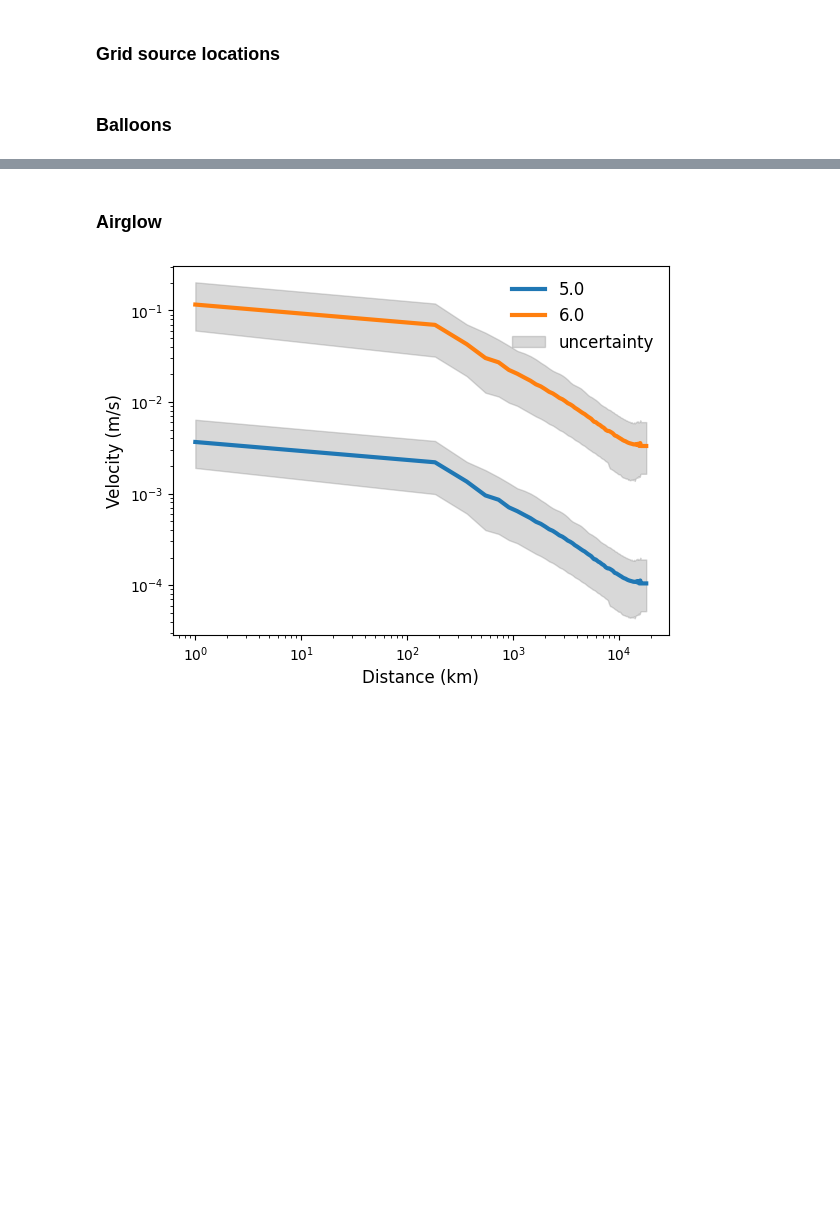
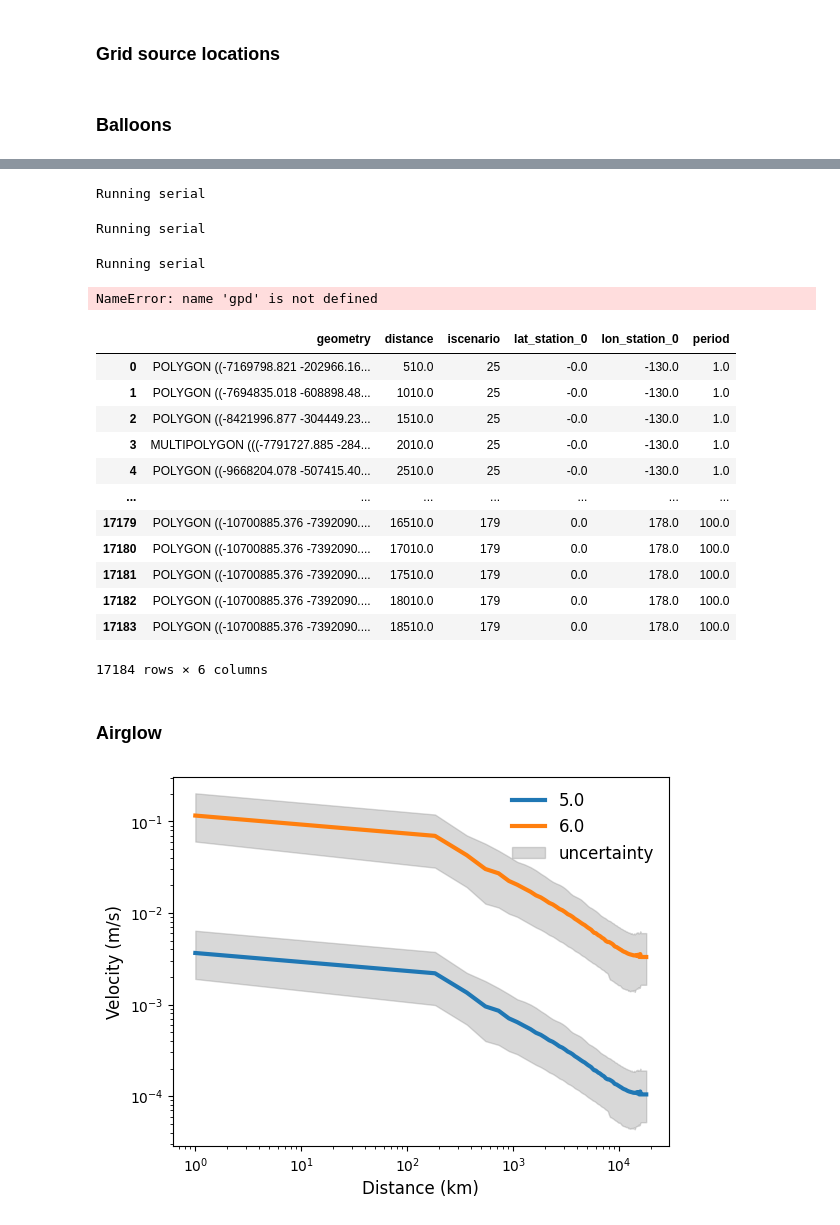
Before and after one commit to QuentinBrissaud/Venus_Detectability, a Jupyter notebook: compute_network_shapes.ipynb, the cells around one changed output, grey strips where cells are left out. Drawn from its saved outputs; the diff is of its cells as text; code cells hidden in the pictures; blank space fills up the shorter version.

```diff
--- a/compute_network_shapes.ipynb
+++ b/compute_network_shapes.ipynb
@@ -119,6 +87,47 @@ for period, max_dist_loc in max_dist.items():
 #max_dist = np.load('./max_dist.npy', mmap_mode='r')
 with open('./max_dist_2_4.npy', 'wb') as f:
     np.save(f, max_dist)
+# %%
+plot = False
+R0 = 6052000
+thresholds = np.arange(10000, np.pi*R0/1.001, 5e5)[:]/1e3
+#gdf = compute_surfaces(LATS, LONS, lats_stations, lons_stations, polys, plot, R0, max_dist)
+gdf = dict()
+for period, max_dist_loc in max_dist.items():
+    gdf[period] = cns.compute_surfaces_CPUs(thresholds, LATS, LONS, lats_stations, lons_stations, polys, plot, R0, max_dist_loc, nb_CPU=1)
+    #gdf.to_file("./network_10_20.shp")
+    #break
+# %% [output]
+Running serial
+Running serial
+Running serial
+# %%
+gpd
+# %% [output]
+NameError: name 'gpd' is not defined
+# %%
+import pandas as pd
+gdf_all = pd.DataFrame()
+for period, gdf_loc in gdf.items():
+    gdf_loc['period'] = period
+    gdf_all = pd.concat([gdf_all, gdf_loc])
+gdf_all.reset_index(drop=True, inplace=True)
+# %%
+gdf_all.to_file(f"./data/airglow_shp/network_SNRnight{}_SNRday{}.shp")
+# %% [output]
+|  | geometry | distance | iscenario | lat_station_0 | lon_station_0 | period |
+| 0 | POLYGON ((-7169798.821 -202966.16... | 510.0 | 25 | -0.0 | -130.0 | 1.0 |
+| 1 | POLYGON ((-7694835.018 -608898.48... | 1010.0 | 25 | -0.0 | -130.0 | 1.0 |
+| 2 | POLYGON ((-8421996.877 -304449.23... | 1510.0 | 25 | -0.0 | -130.0 | 1.0 |
+| 3 | MULTIPOLYGON (((-7791727.885 -284... | 2010.0 | 25 | -0.0 | -130.0 | 1.0 |
+| 4 | POLYGON ((-9668204.078 -507415.40... | 2510.0 | 25 | -0.0 | -130.0 | 1.0 |
+| ... | ... | ... | ... | ... | ... | ... |
+| 17179 | POLYGON ((-10700885.376 -7392090.... | 16510.0 | 179 | 0.0 | 178.0 | 100.0 |
+| 17180 | POLYGON ((-10700885.376 -7392090.... | 17010.0 | 179 | 0.0 | 178.0 | 100.0 |
+| 17181 | POLYGON ((-10700885.376 -7392090.... | 17510.0 | 179 | 0.0 | 178.0 | 100.0 |
+| 17182 | POLYGON ((-10700885.376 -7392090.... | 18010.0 | 179 | 0.0 | 178.0 | 100.0 |
+| 17183 | POLYGON ((-10700885.376 -7392090.... | 18510.0 | 179 | 0.0 | 178.0 | 100.0 |
+17184 rows × 6 columns
 # %% [markdown]
 ### Airglow
 # %%
```
Also changed, not shown: parts of 6 cells of this notebook, 9 other files.
